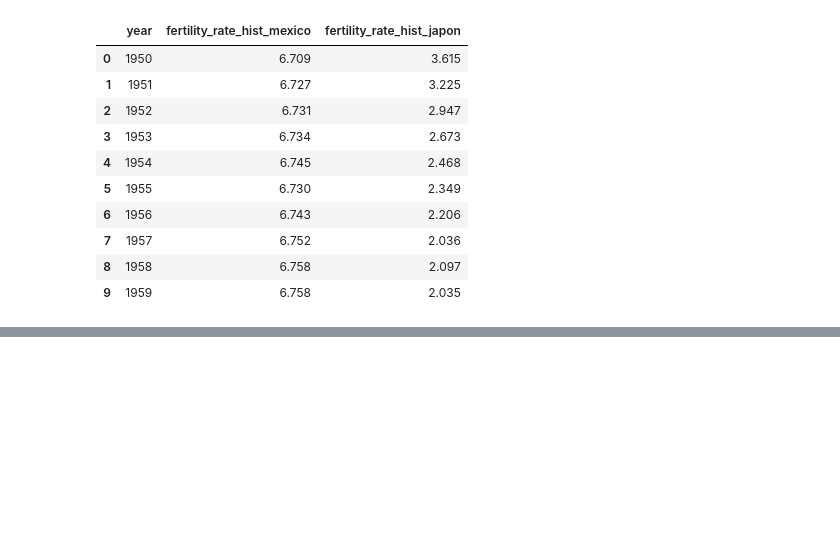
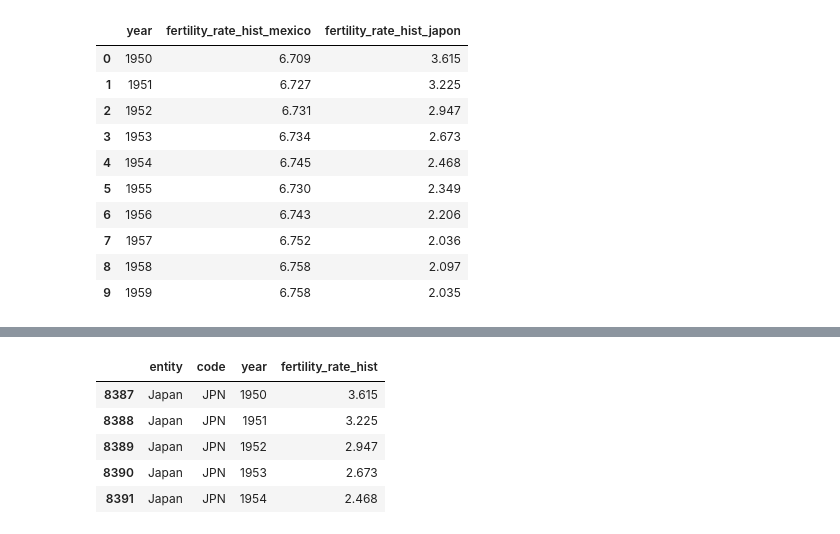
Before and after one commit to MauAG13/Big-Data-511, a Jupyter notebook: U1_1_probabilidad_estadistica/notebooks/03_numpy_ejercicio.ipynb, the cells around one changed output, grey strips where cells are left out. Saved outputs shown, nothing was run; the diff lists cells and outputs as text; code cells hidden in the pictures; blank space fills up the shorter version.

```diff
--- a/U1_1_probabilidad_estadistica/notebooks/03_numpy_ejercicio.ipynb
+++ b/U1_1_probabilidad_estadistica/notebooks/03_numpy_ejercicio.ipynb
@@ -264,0 +271,9 @@ comparacion_mexico_japon.head(10)
+# %%
+japon_anios_comunes.head(5)
+# %% [output]
+|  | entity | code | year | fertility_rate_hist |
+| 8387 | Japan | JPN | 1950 | 3.615 |
+| 8388 | Japan | JPN | 1951 | 3.225 |
+| 8389 | Japan | JPN | 1952 | 2.947 |
+| 8390 | Japan | JPN | 1953 | 2.673 |
+| 8391 | Japan | JPN | 1954 | 2.468 |
```
Also changed, not shown: parts of 6 cells of this notebook, 2 other files.
